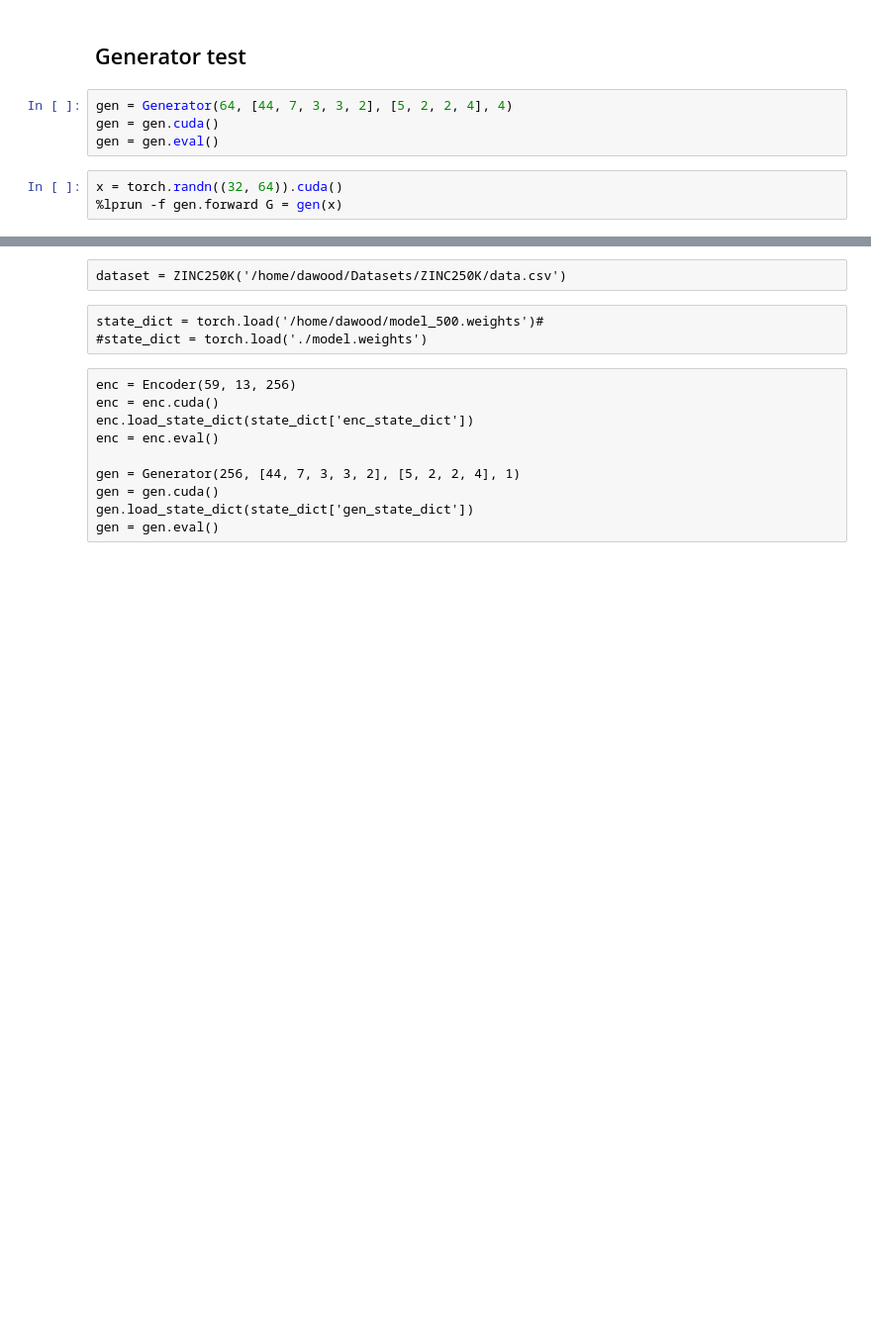
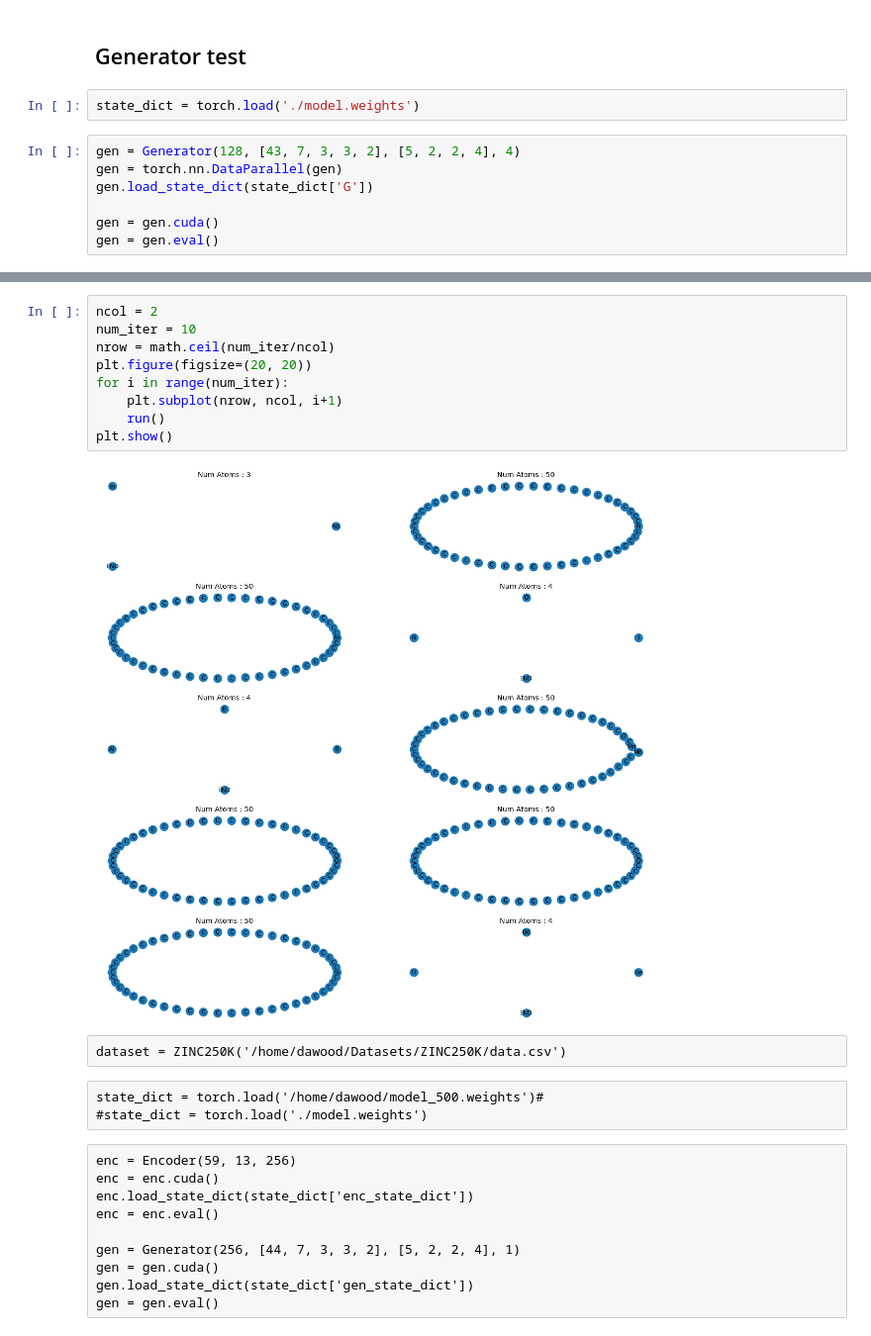
Before and after one commit to dawood95/compoundGAN, a Jupyter notebook: notebooks/model_test.ipynb, the cells around one changed output, grey strips where cells are left out. Shown at 99% size. Cells and saved outputs as stored; diff of their text form; blank space fills up the shorter version.

```diff
--- a/notebooks/model_test.ipynb
+++ b/notebooks/model_test.ipynb
@@ -28,9 +31,11 @@ plt.style.use('ggplot')
 # %% [markdown]
 ## Generator test
+# %%
+state_dict = torch.load('./model.weights')
 # %%
-gen = Generator(64, [44, 7, 3, 3, 2], [5, 2, 2, 4], 4)
+gen = Generator(128, [43, 7, 3, 3, 2], [5, 2, 2, 4], 4)
+gen = torch.nn.DataParallel(gen)
+gen.load_state_dict(state_dict['G'])
+
 gen = gen.cuda()
 gen = gen.eval()
-# %%
-x = torch.randn((32, 64)).cuda()
-%lprun -f gen.forward G = gen(x)
@@ -55,3 +82,14 @@ Line #      Hits         Time  Per Hit   % Time  Line Contents
+# %%
+ncol = 2
+num_iter = 10
+nrow = math.ceil(num_iter/ncol)
+plt.figure(figsize=(20, 20))
+for i in range(num_iter):
+    plt.subplot(nrow, ncol, i+1)
+    run()
+plt.show()
+# %% [output]
+[figure, added]
 # %% [raw]
 dataset = ZINC250K('/home/dawood/Datasets/ZINC250K/data.csv')
 # %% [raw]
```
Also changed, not shown: parts of 4 cells of this notebook, 10 other files.
